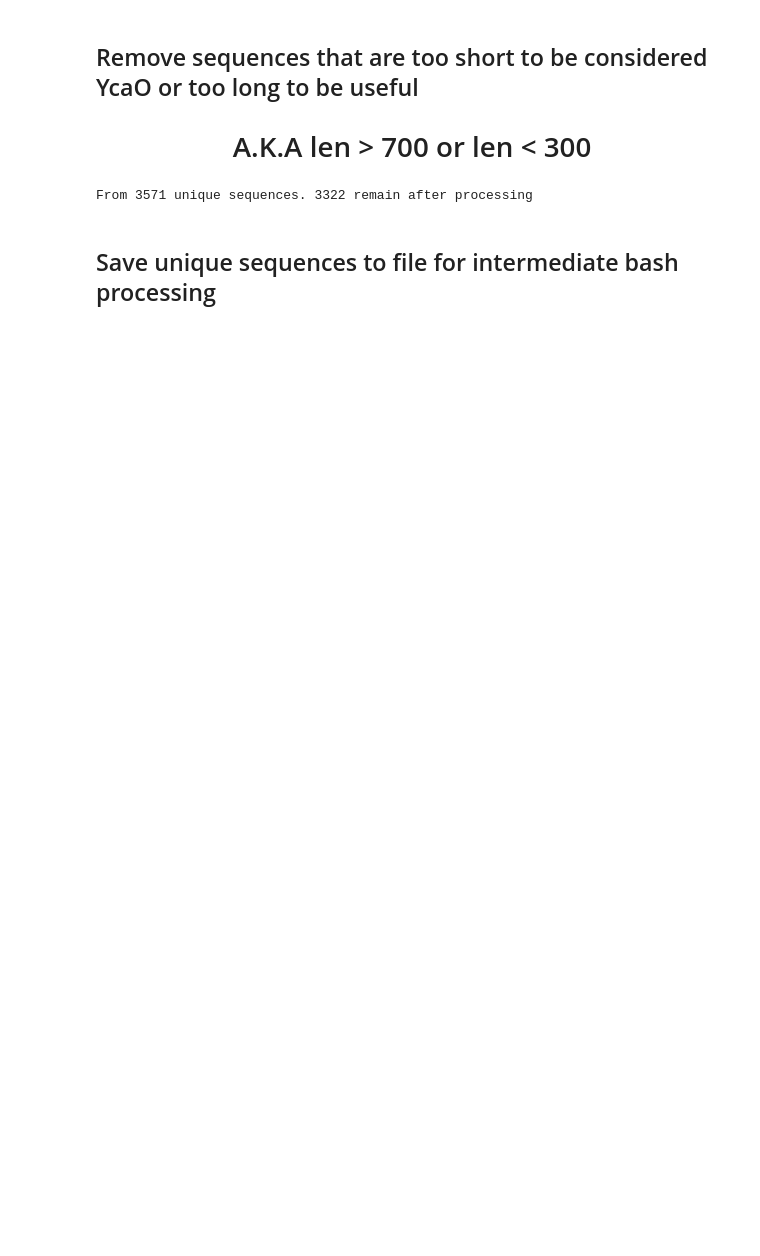
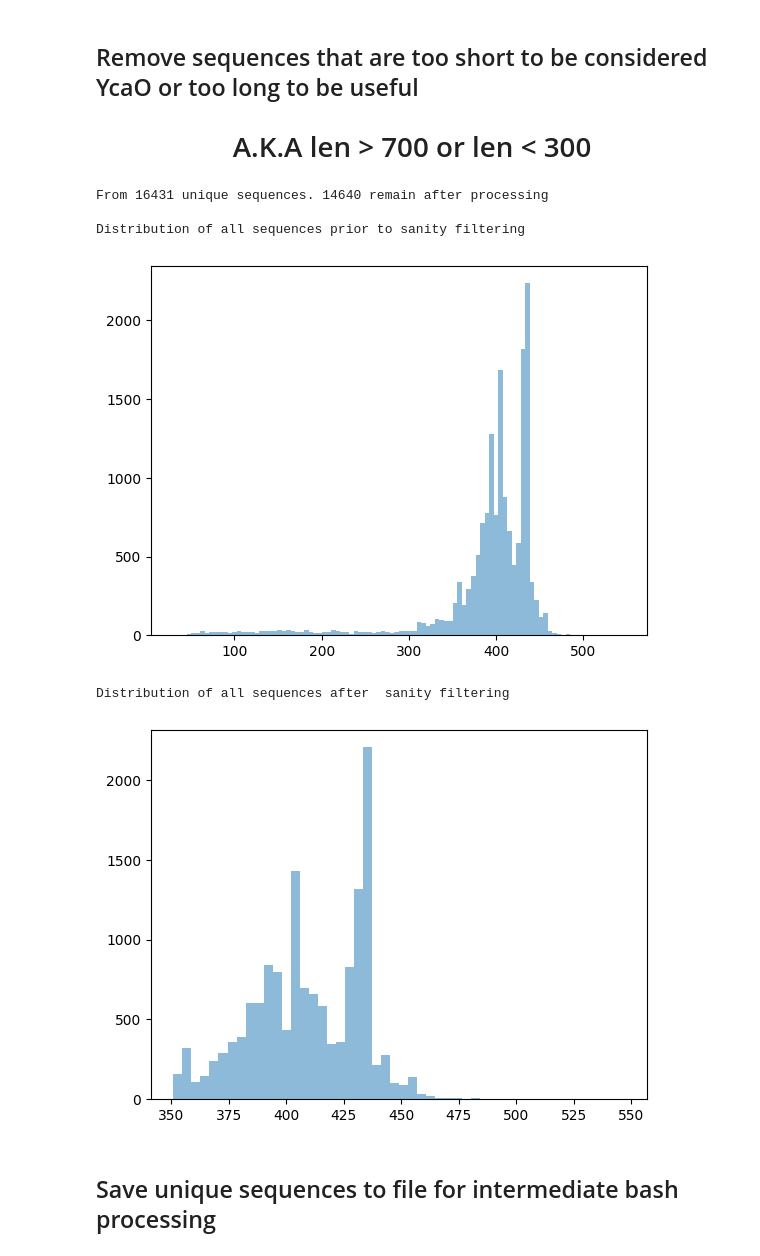
Before and after one commit to eric-gemmell/masters_project, a Jupyter notebook: src/scripts/main_pipeline.ipynb, the cells around one changed output. Drawn from its saved outputs; the diff is of its cells as text; code cells hidden in the pictures; blank space fills up the shorter version.

```diff
--- a/src/scripts/main_pipeline.ipynb
+++ b/src/scripts/main_pipeline.ipynb
@@ -224,14 +244,32 @@ Azoline_Muscoride_516_A0A3N1LB62_9ACTN
 # <center> A.K.A len > 700 or len < 300 </center>
 # %%
 filtered_sequences = []
+sizes = []
+post_filter_sizes = []
 
 for seq_rec in unique_sequences:
+    sizes.append(len(seq_rec.seq))
     if(len(seq_rec.seq)<1000 and len(seq_rec.seq)>350):
         filtered_sequences.append(seq_rec)
+        post_filter_sizes.append(len(seq_rec.seq))
 
-print(f'From {len(unique_sequences)} unique sequences. {len(filtered_sequences)} remain after processing')
+
+print(f'From {len(unique_sequences)} unique sequences. {len(filtered_sequences)} remain after processing\n')
+
+print("Distribution of all sequences prior to sanity filtering")
+plt.hist(sizes, bins=100, alpha=0.5, label='sequence lengths')
+plt.show()
+
+print("Distribution of all sequences after  sanity filtering")
+plt.hist(post_filter_sizes, bins=50, alpha=0.5, label='sequence lengths')
+plt.show()
 # %% [output]
-From 3571 unique sequences. 3322 remain after processing
+From 16431 unique sequences. 14640 remain after processing
+
+Distribution of all sequences prior to sanity filtering
+[figure, added]
+Distribution of all sequences after  sanity filtering
+[figure, added]
 # %% [markdown]
 ## Save unique sequences to file for intermediate bash processing
 # %%
```
Also changed, not shown: parts of 11 cells of this notebook, 14 other files.
